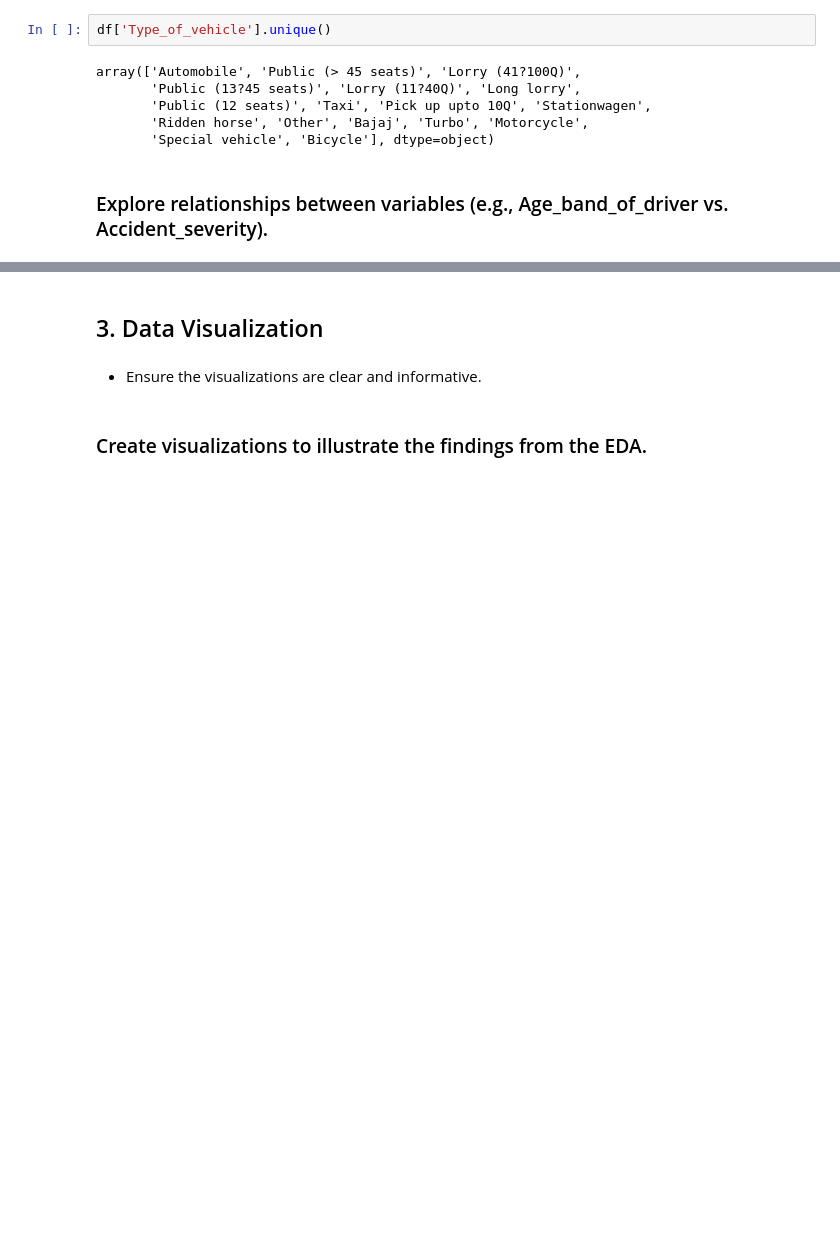
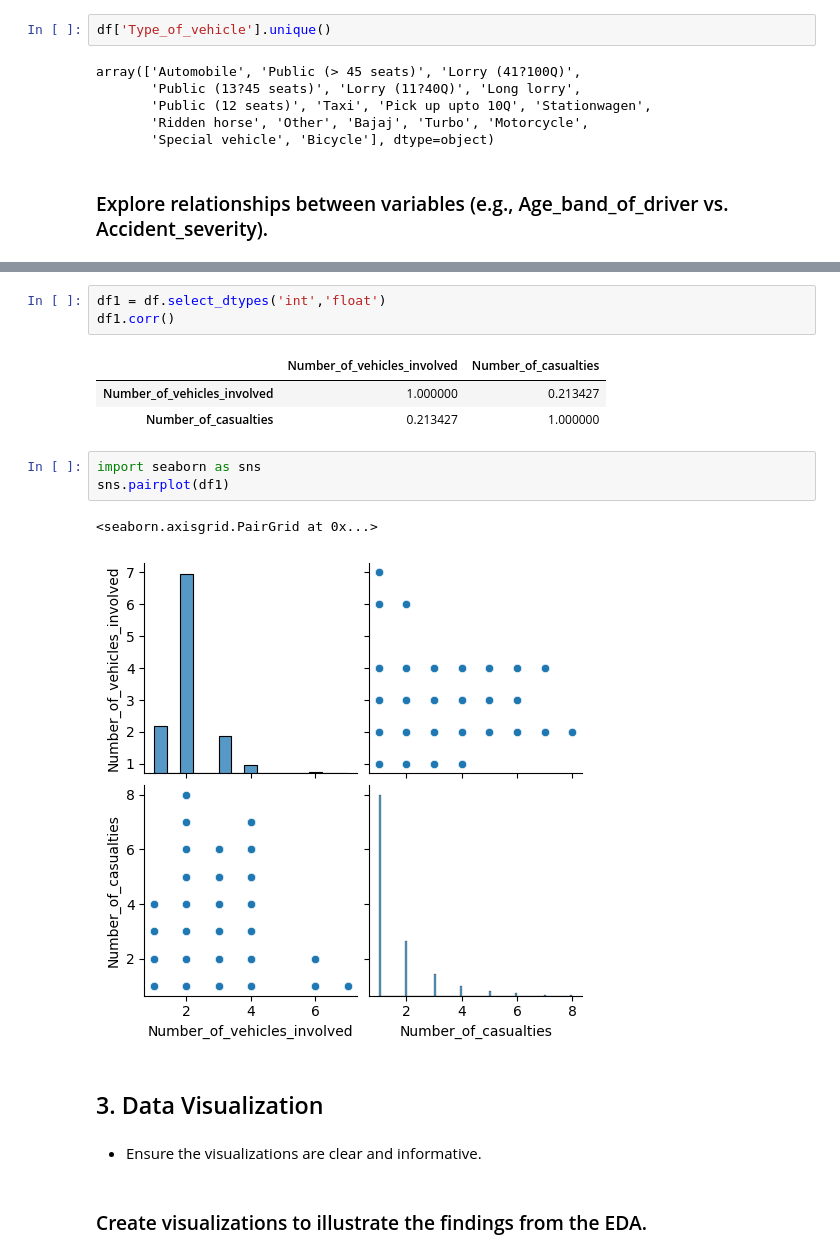
Before and after one commit to AbdullahHafiz30/Tuwaiq-Academy, a Jupyter notebook: Tuwaiq-Academy/Task 1/Task (1) Week 1.ipynb, the cells around one changed output, grey strips where cells are left out. Saved outputs shown, nothing was run; the diff lists cells and outputs as text; blank space fills up the shorter version.

```diff
--- a/Tuwaiq-Academy/Task 1/Task (1) Week 1.ipynb
+++ b/Tuwaiq-Academy/Task 1/Task (1) Week 1.ipynb
@@ -300,3 +302,16 @@ dtype('O')
+# %%
+df1 = df.select_dtypes('int','float')
+df1.corr()
+# %% [output]
+|  | Number_of_vehicles_involved | Number_of_casualties |
+| Number_of_vehicles_involved | 1.000000 | 0.213427 |
+| Number_of_casualties | 0.213427 | 1.000000 |
+# %%
+import seaborn as sns
+sns.pairplot(df1)
+# %% [output]
+<seaborn.axisgrid.PairGrid at 0x...>
+[figure, added]
 # %% [markdown]
 ## 3. Data Visualization
 # %% [markdown]
```
Also changed, not shown: parts of 11 cells of this notebook.
